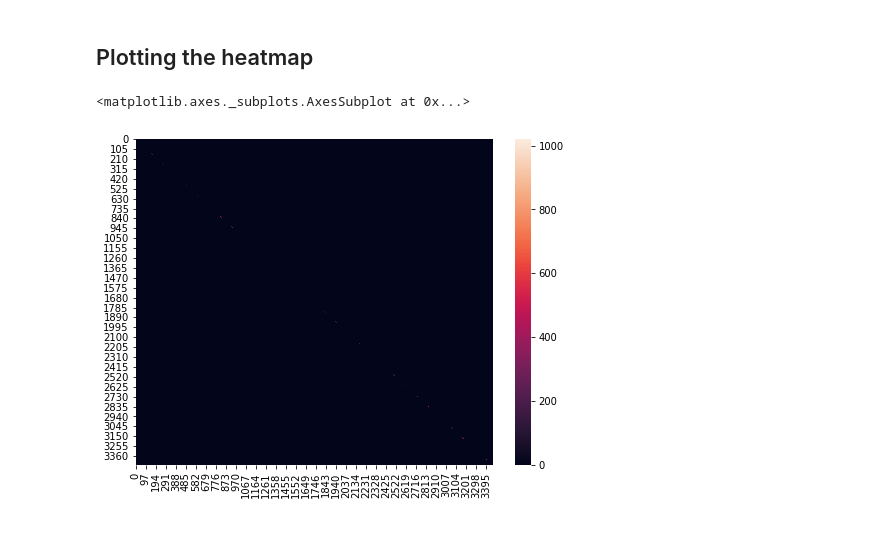
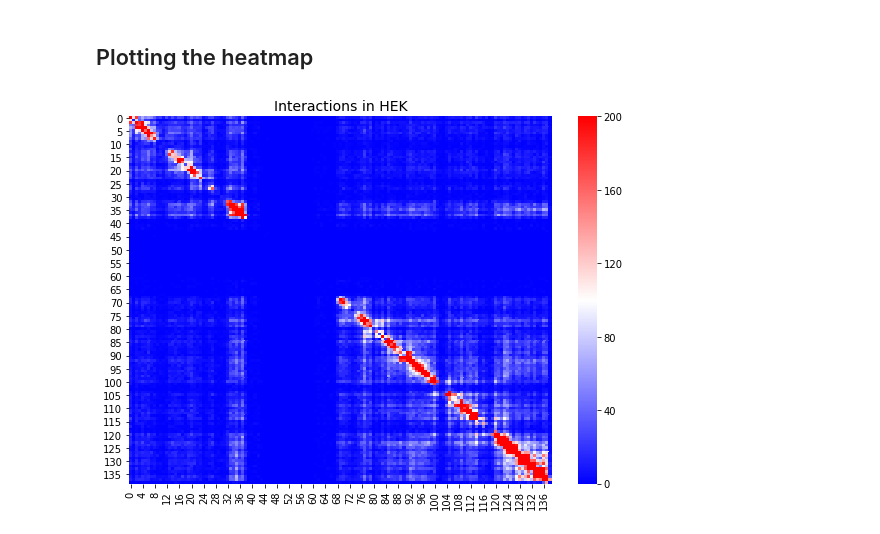
Before and after one commit to joreynajr/GIVE-UP, a Jupyter notebook: scripts/Contact_Maps.ipynb, the cells around one changed output. Drawn from its saved outputs; the diff is of its cells as text; code cells hidden in the pictures.

Commit message:
Finalized heatmap notebook

```diff
--- a/scripts/Contact_Maps.ipynb
+++ b/scripts/Contact_Maps.ipynb
@@ -1,13 +1,13 @@
 # %%
 import pandas as pd
 import numpy as np
-from collections import Counter, OrderedDict
+from collections import Counter
 import gzip
 import os
-from multiprocessing import Pool
 import subprocess
-
 
 import matplotlib.pyplot as plt
 %matplotlib inline
 import seaborn as sns
+
+output_dir = '../output/'
@@ -142,3 +61,13 @@ for k, v in contact_map.items():
-# %%
-contact_map = temp_contact_map
+# %%
+cell_type = 'HFF'
+cell_type = 'HEK'
+read_pairs_fn = '/gpfs/data01/glasslab/home/joreyna/projects/CSE283/imarge_project/'
+read_pairs_fn += 'data/iMARGI_seq/filter200k_final_{}_iMARGI.pairs'.format(cell_type)
+
+bin_size = 1000000
+all_interactions_fn = read_pairs_fn.replace('pairs', 'bs_{}.pairs'.format(bin_size))
+
+# Excluding non-human chromosomes
+chroms = list(range(1, 23)) + ['X', 'Y']
+chroms = ['chr{}'.format(x) for x in chroms]
 # %%
@@ -262,3 +135,10 @@ filter_write_contact_data(all_interactions_fn, flt_interactions_fn, chromA, chro
+# %%
+# Writing contact data for chromA and chromB
+chromA, chromB = ('chr9', 'chr9')
+ext = '{}_{}_{}.pairs'.format(chromA, chromB, cell_type)
+flt_interactions_fn = all_interactions_fn.replace('pairs', ext)
+if not os.path.exists(flt_interactions_fn):
+    filter_write_contact_data(all_interactions_fn, flt_interactions_fn, chromA, chromB)
 # %%
 # Loading the data for chromA and chromB
 contact_data = pd.read_table(flt_interactions_fn, names=['chrA', 'binA', 'chrB', 'binB', 'counts'])
@@ -272,6 +152,13 @@ for (chrA, binA, chrB, binB, count) in contact_data.values:
-# %%
-fig,ax = plt.subplots(figsize=(8,6))
-sns.heatmap(contact_matrix)
-# %% [output]
-<matplotlib.axes._subplots.AxesSubplot at 0x...>
-[figure, removed]
+# %%
+fig,ax = plt.subplots(figsize=(8,6))
+
+vbounds = {'HFF': (0,80), 'HEK': (0,200)}
+ax.set_title('Interactions in {}'.format(cell_type), fontsize=14)
+sns.heatmap(contact_matrix + contact_matrix.T , cmap='bwr', vmin=vbounds[cell_type][0],
+            vmax=vbounds[cell_type][1])
+
+fn = os.path.join(output_dir, 'heat_map_{}.png'.format(cell_type))
+fig.tight_layout()
+fig.savefig(fn, dpi=200)
+# %% [output]
+[figure, added]
```
Also changed, not shown: parts of 22 cells of this notebook, 5 other files.
